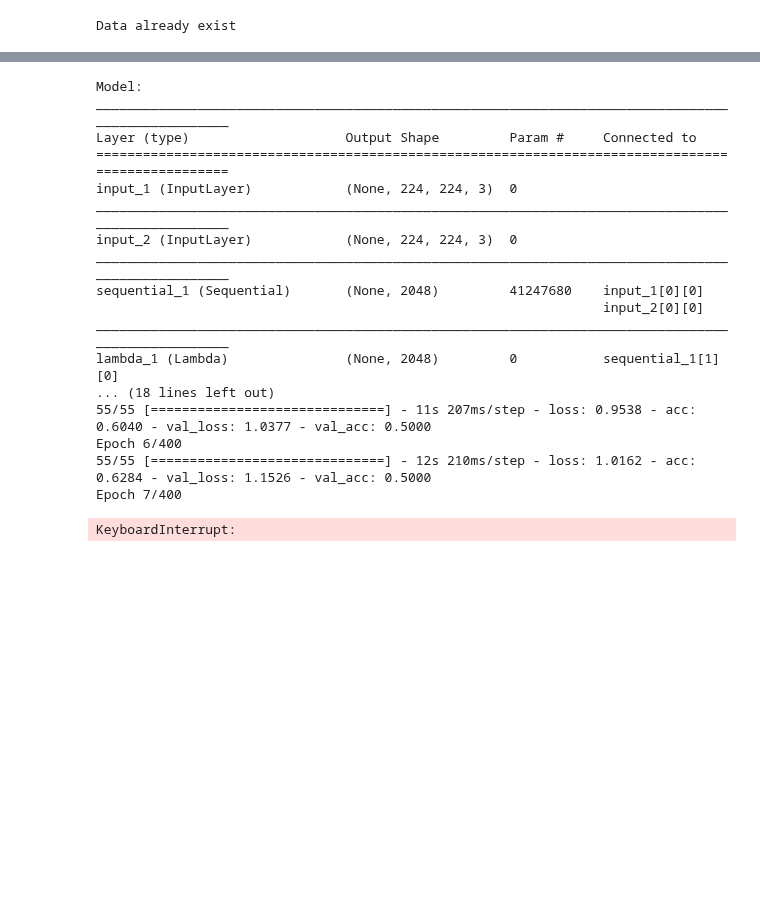
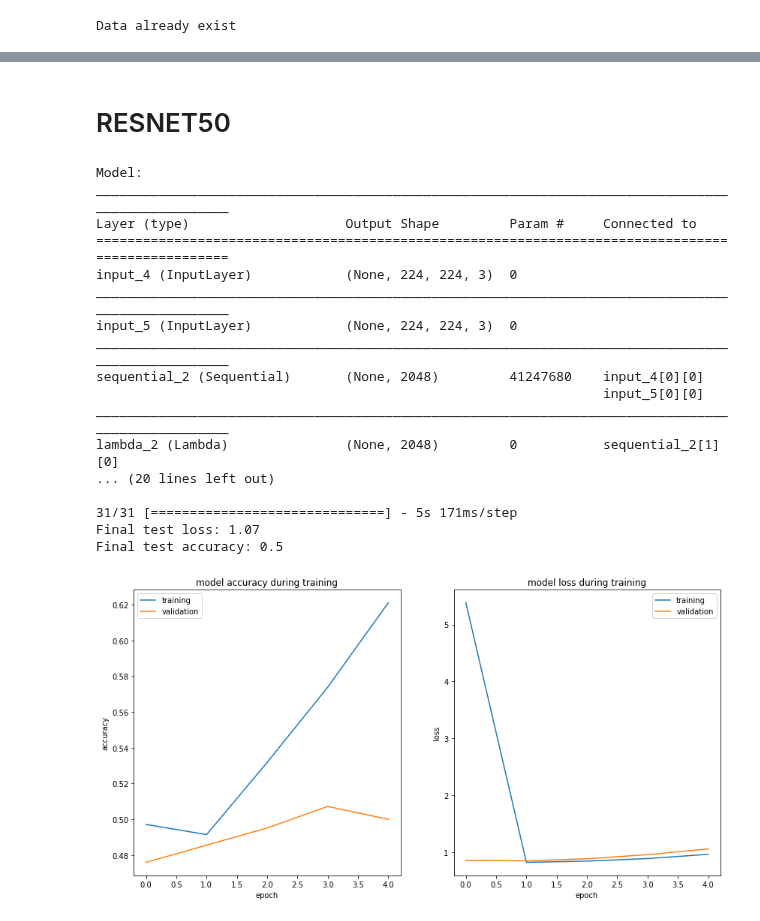
Before and after one commit to elisim/Deep-Learning-Intro, a Jupyter notebook: assignment2/VGGFace-Transfer-Learning.ipynb, the cells around one changed output, grey strips where cells are left out. Cells and saved outputs as stored; diff of their text form; code cells hidden in the pictures; blank space fills up the shorter version.

Commit message:
transfer learning notebook

```diff
--- a/assignment2/VGGFace-Transfer-Learning.ipynb
+++ b/assignment2/VGGFace-Transfer-Learning.ipynb
@@ -58,28 +57,30 @@ RESNET50
+# %% [markdown]
+# RESNET50
 # %%
 s_net = Siamese()
-s_net.build('vggface', dense_size_1=2048, learning_rate=1e-3, dropout_prob=0.2, pre_trained_model='resnet50' )
+s_net.build('vggface', dense_size_1=2048, pre_trained_model='resnet50')
 print("Model:")
 s_net.model.summary()
 
-history = try_train(s_net, verbose=1)
+history = try_train(s_net, epochs=5, verbose=1)
 if history:
     s_net.evaluate(history, same_test_paths, diff_test_paths)
 # %% [output]
 Model:
 __________________________________________________________________________________________________
 Layer (type)                    Output Shape         Param #     Connected to
 ==================================================================================================
-input_1 (InputLayer)            (None, 224, 224, 3)  0
+input_4 (InputLayer)            (None, 224, 224, 3)  0
 __________________________________________________________________________________________________
-input_2 (InputLayer)            (None, 224, 224, 3)  0
+input_5 (InputLayer)            (None, 224, 224, 3)  0
 __________________________________________________________________________________________________
-sequential_1 (Sequential)       (None, 2048)         41247680    input_1[0][0]
-                                                                 input_2[0][0]
+sequential_2 (Sequential)       (None, 2048)         41247680    input_4[0][0]
+                                                                 input_5[0][0]
 __________________________________________________________________________________________________
-lambda_1 (Lambda)               (None, 2048)         0           sequential_1[1][0]
-... (18 lines left out)
-55/55 [==============================] - 11s 207ms/step - loss: 0.9538 - acc: 0.6040 - val_loss: 1.0377 - val_acc: 0.5000
-Epoch 6/400
-55/55 [==============================] - 12s 210ms/step - loss: 1.0162 - acc: 0.6284 - val_loss: 1.1526 - val_acc: 0.5000
-Epoch 7/400
+lambda_2 (Lambda)               (None, 2048)         0           sequential_2[1][0]
+... (20 lines left out)
+
+31/31 [==============================] - 5s 171ms/step
+Final test loss: 1.07
+Final test accuracy: 0.5
-KeyboardInterrupt:
+[figure, added]
```
Also changed, not shown: parts of 4 cells of this notebook, 1 other file.
